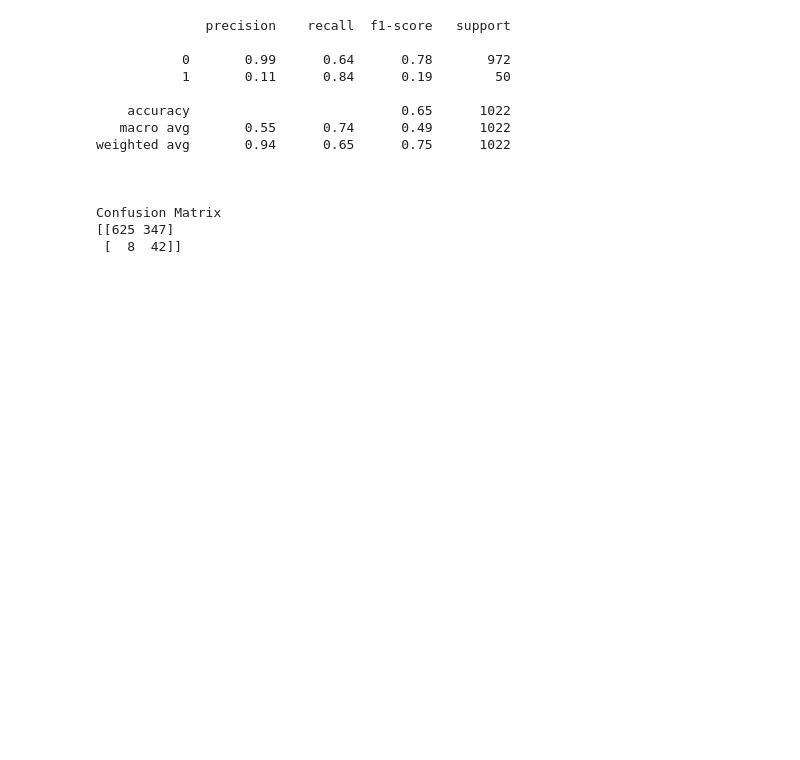
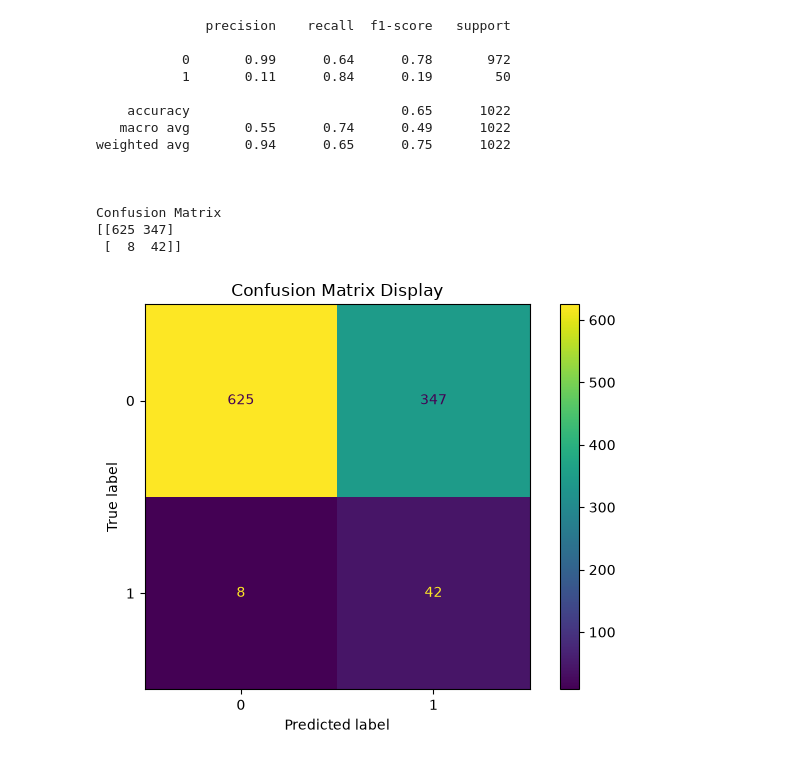
Before and after one commit to Lang-Shin/applied-ml-pipelines, a Jupyter notebook: DecisionTrees/Practice2/stroke_prediction.ipynb, the cells around one changed output. Saved outputs shown, nothing was run; the diff lists cells and outputs as text; code cells hidden in the pictures; blank space fills up the shorter version.

Commit message:
Practice2 -- Stroke Prediction --> DONE

```diff
--- a/DecisionTrees/Practice2/stroke_prediction.ipynb
+++ b/DecisionTrees/Practice2/stroke_prediction.ipynb
@@ -42,6 +42,7 @@ X_train, X_test, y_train, y_test = train_test_split(
 # %%
 # MedianImputerTransformer(replace N/A with median)
 from sklearn.base import BaseEstimator, TransformerMixin
+import numpy as np
 
 class MedianImputerTransformer(BaseEstimator, TransformerMixin):
 
@@ -64,6 +65,10 @@ class MedianImputerTransformer(BaseEstimator, TransformerMixin):
             X_copy[col] = X_copy[col].fillna(self.learned_median[col])
 
         return X_copy
+
+    def get_feature_names_out(self, input_features=None):
+
+        return np.array(self.columns)
 # %%
 # Model's pipeline && preprocessor
 from sklearn.compose import ColumnTransformer
@@ -177,3 +182,15 @@ weighted avg       0.94      0.65      0.75      1022
 Confusion Matrix
 [[625 347]
  [  8  42]]
+# %%
+# Visualization
+from sklearn.metrics import ConfusionMatrixDisplay
+import matplotlib.pyplot as plt
+
+
+ConfusionMatrixDisplay.from_predictions(y_test, predictions)
+plt.title("Confusion Matrix Display")
+
+plt.tight_layout()
+# %% [output]
+[figure, added]
```
Also changed, not shown: parts of 1 cell of this notebook.
